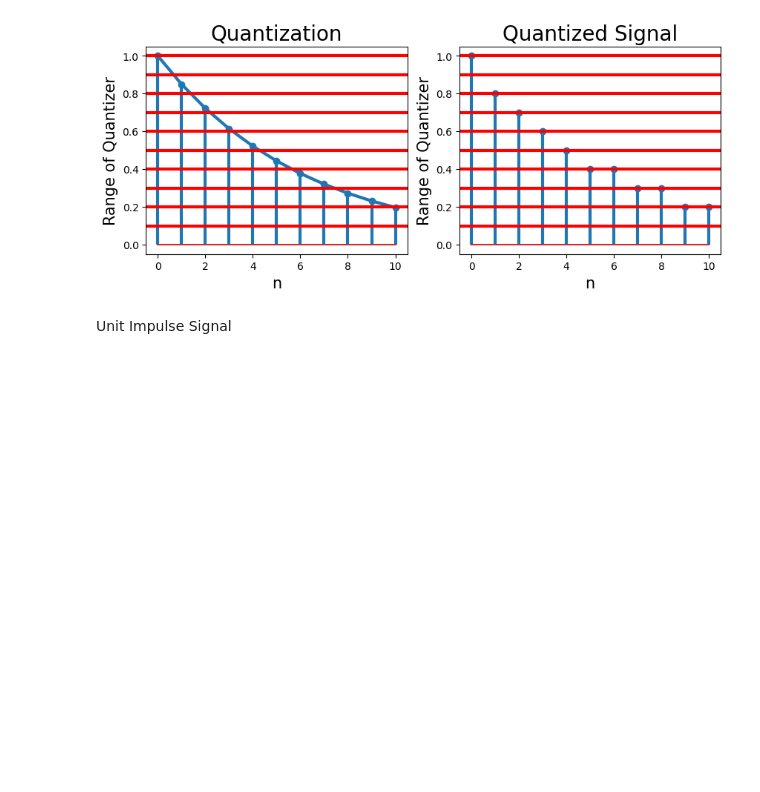
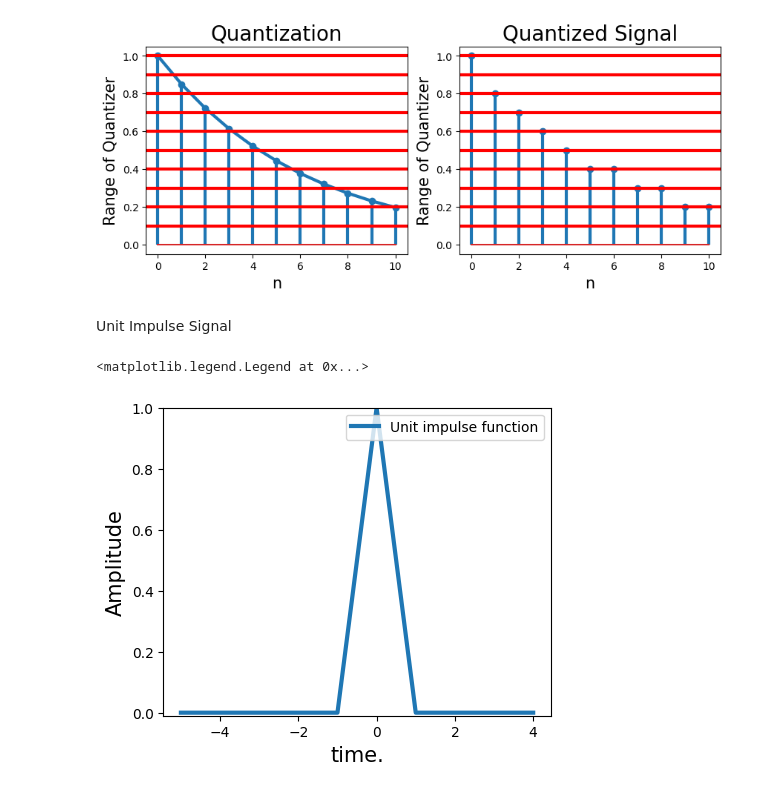
Before and after one commit to ThieuDuong0111/Digital-Signal-Processing, a Jupyter notebook: FSB/Kaggle/signal-processing.ipynb, the cells around one changed output. Cells and saved outputs as stored; diff of their text form; code cells hidden in the pictures; blank space fills up the shorter version.

Commit message:
add Unit Impulse Signal

```diff
--- a/FSB/Kaggle/signal-processing.ipynb
+++ b/FSB/Kaggle/signal-processing.ipynb
@@ -88,3 +88,30 @@ plt.axhline(y = 1.0, xmin = 0, xmax = 10, color = 'r', linewidth = 3.0)
 [figure]
 # %% [markdown]
 Unit Impulse Signal
+# %%
+'''
+signal.unit_impulse(size, index) tạo ra một vector chứa xung đơn vị với độ dài size.
+Xung đơn vị là một tín hiệu có giá trị 0 ở mọi nơi, trừ tại một điểm có giá trị 1.
+'''
+impulse = signal.unit_impulse(10, 'mid') # Tạo một vector dài 10 với giá trị 1 tại vị trí giữa (vị trí thứ 5 nếu bắt đầu từ 0). [0. 0. 0. 0. 0. 1. 0. 0. 0. 0.]
+shifted_impulse = signal.unit_impulse(7, 2) # Tạo một vector dài 7 với giá trị 1 tại vị trí thứ 2. [0. 0. 1. 0. 0. 0. 0.]
+
+# Sine wave
+t = np.linspace(0, 10, 100)
+amp = 5 # Amplitude
+f = 50
+x = amp * np.sin(2 * np.pi * f * t)
+
+# Exponential Signal
+x_ = amp * np.exp(-t)
+# %%
+plt.figure(figsize=(5, 4))
+
+plt.plot(np.arange(-5, 5), impulse, linewidth=3, label='Unit impulse function')
+plt.ylim(-0.01,1)
+plt.xlabel('time.', fontsize=15)
+plt.ylabel('Amplitude', fontsize=15)
+plt.legend(fontsize=10, loc='upper right')
+# %% [output]
+<matplotlib.legend.Legend at 0x...>
+[figure, added]
```
Also changed, not shown: parts of 3 cells of this notebook, 1 other file.
